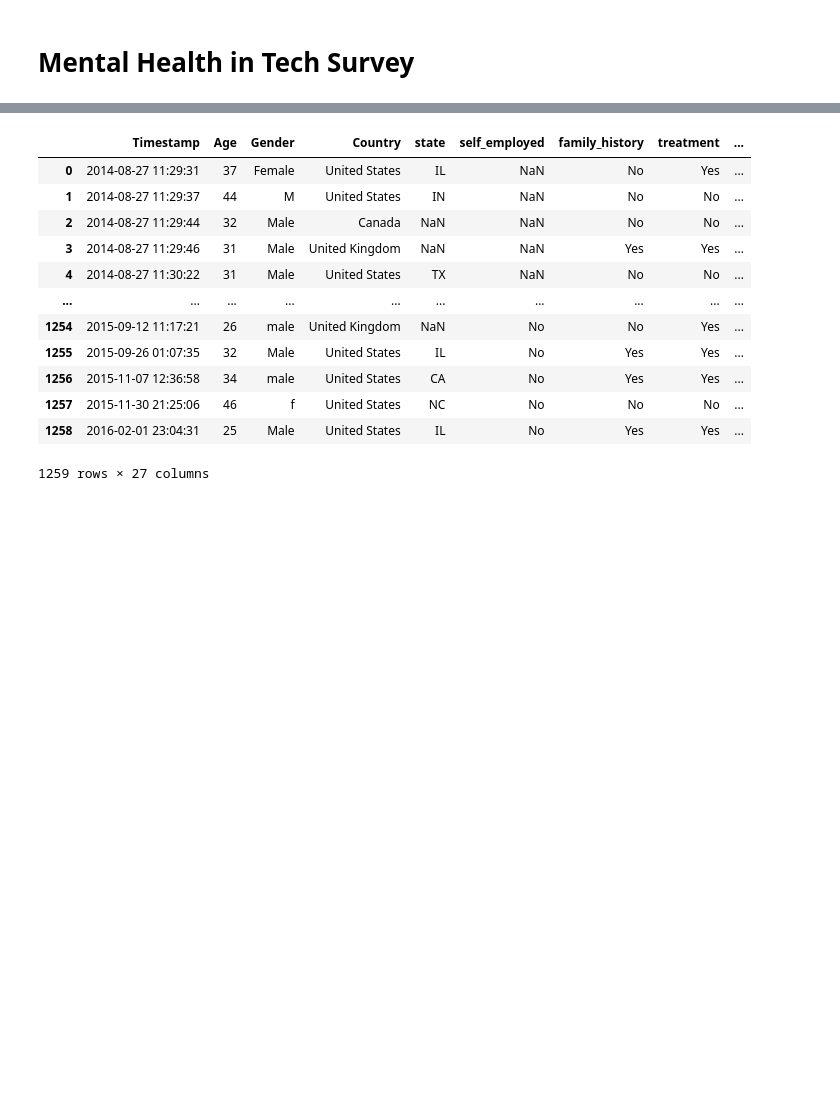
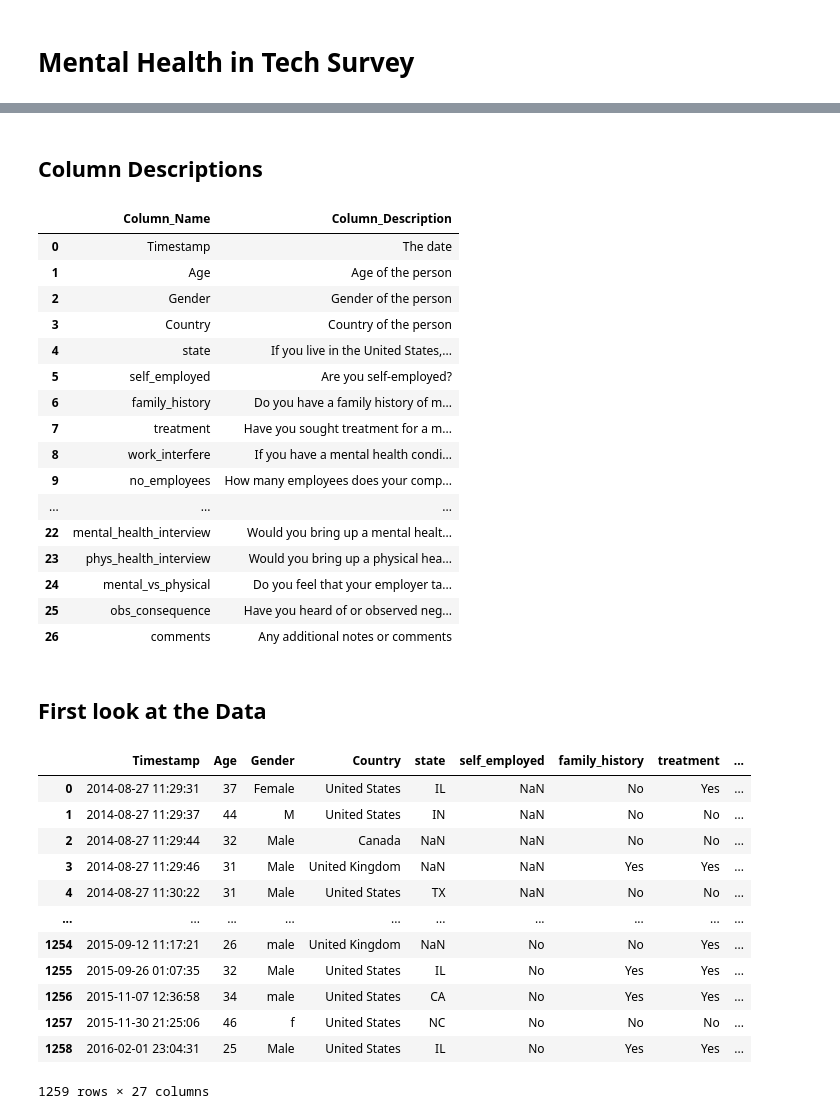
Before and after one commit to chriszapp/data-squad-32_EDA, a Jupyter notebook: Mental Health in Tech Survey.ipynb, the cells around one changed output, grey strips where cells are left out. Saved outputs shown, nothing was run; the diff lists cells and outputs as text; code cells hidden in the pictures; blank space fills up the shorter version.

```diff
--- a/Mental Health in Tech Survey.ipynb
+++ b/Mental Health in Tech Survey.ipynb
@@ -66 +9,78 @@ comments: Any additional notes or comments
+# %% [markdown]
+## Column Descriptions
+# %%
+# Making a DataFrame with the columns names' and their respective descriptions
+
+db_cols = ['Timestamp', 'Age', 'Gender', 'Country', 'state', 'self_employed', 'family_history',
+            'treatment', 'work_interfere', 'no_employees', 'remote_work', 'tech_company',
+            'benefits', 'care_options', 'wellness_program', 'seek_help', 'anonymity', 'leave',
+            'mental_health_consequence', 'phys_health_consequence', 'coworkers', 'supervisor',
+            'mental_health_interview', 'phys_health_interview', 'mental_vs_physical',
+            'obs_consequence', 'comments']
+
+db_description = ['The date', 'Age of the person', 'Gender of the person',
+                  'Country of the person', 'If you live in the United States, \
+                  which state or territory do you live in?',
+                  'Are you self-employed?', 'Do you have a family history of mental illness?',
+                  'Have you sought treatment for a mental health condition?',
+                  'If you have a mental health condition, do you feel that it \
+                  interferes with your work?',
+                  'How many employees does your company or organization have?',
+                  'Do you work remotely (outside of an office) at least 50% of the time?',
+                  'Is your employer primarily a tech company/organization?',
+                  'Does your employer provide mental health benefits?',
+                  'Do you know the options for mental health care your employer provides?',
+                  'Has your employer ever discussed mental health as part of an \
+                  employee wellness program?',
+                  'Does your employer provide resources to learn more about mental health issues \
+                  and how to seek help?',
+                  'Is your anonymity protected if you choose to take advantage of mental health \
+                  or substance abuse treatment resources?',
+                  'How easy is it for you to take medical leave for a mental health condition?',
+                  'Do you think that discussing a mental health issue with your employer would \
+                  have negative consequences?',
+                  'Do you think that discussing a physical health issue with your employer would \
+                  have negative consequences?',
+                  'Would you be willing to discuss a mental health issue with your coworkers?',
+                  'Would you be willing to discuss a mental health issue with your \
+                  direct supervisor(s)?',
+                  'Would you bring up a mental health issue with a potential employer \
+                  in an interview?',
+                  'Would you bring up a physical health issue with a potential employer \
+                  in an interview?',
+                  'Do you feel that your employer takes mental health as seriously \
+                  as physical health?',
+                  'Have you heard of or observed negative consequences for coworkers with \
+                  mental health conditions in your workplace?',
+                  'Any additional notes or comments']
+
+#print(len(db_index))
+#print(len(db_description))
+#df = pd.DataFrame(db_description, index = db_index, columns =['Description'])
+#df
+
+d = {'Column_Name': db_cols, 'Column_Description': db_description}
+description_df = pd.DataFrame(data = d)
+pd.set_option('display.max_colwidth', -1) # to make it display the whole row's length!
+description_df
+# %% [output]
+|  | Column_Name | Column_Description |
+| 0 | Timestamp | The date |
+| 1 | Age | Age of the person |
+| 2 | Gender | Gender of the person |
+| 3 | Country | Country of the person |
+| 4 | state | If you live in the United States,... |
+| 5 | self_employed | Are you self-employed? |
+| 6 | family_history | Do you have a family history of m... |
+| 7 | treatment | Have you sought treatment for a m... |
+| 8 | work_interfere | If you have a mental health condi... |
+| 9 | no_employees | How many employees does your comp... |
+| ... | ... | ... |
+| 22 | mental_health_interview | Would you bring up a mental healt... |
+| 23 | phys_health_interview | Would you bring up a physical hea... |
+| 24 | mental_vs_physical | Do you feel that your employer ta... |
+| 25 | obs_consequence | Have you heard of or observed neg... |
+| 26 | comments | Any additional notes or comments |
+# %% [markdown]
+## First look at the Data
 # %%
```
Also changed, not shown: parts of 18 cells of this notebook, 2 other files.
